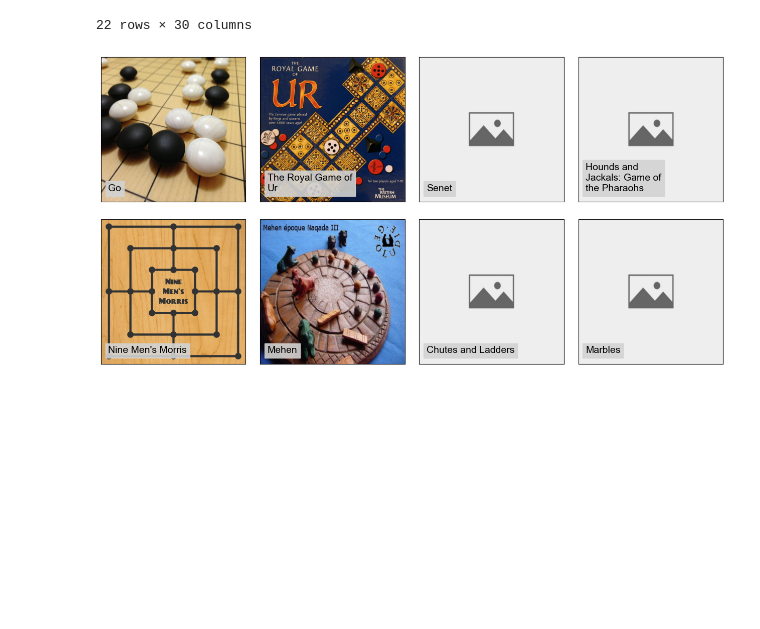
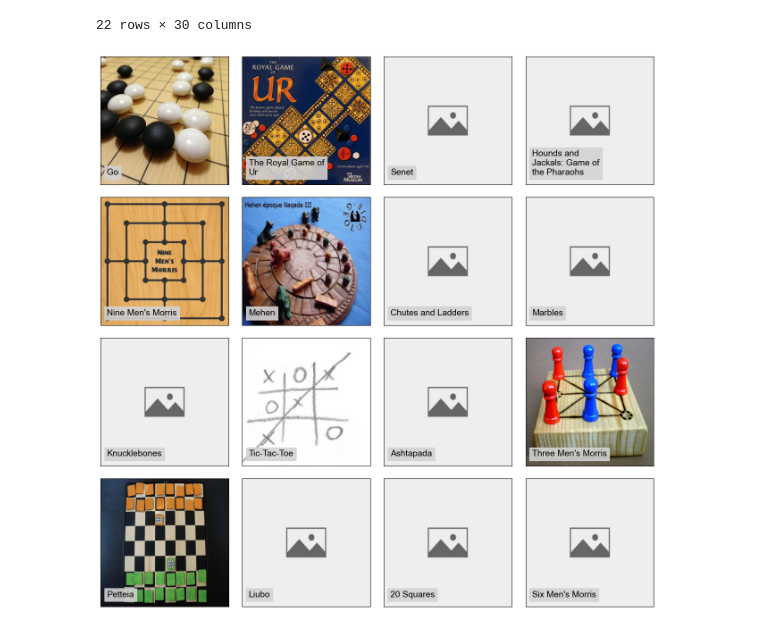
Before and after one commit to Paulaszka/book_recommender_system_new, a Jupyter notebook: notebook_1.ipynb, the cells around one changed output. Saved outputs shown, nothing was run; the diff lists cells and outputs as text; code cells hidden in the pictures; blank space fills up the shorter version.

```diff
--- a/notebook_1.ipynb
+++ b/notebook_1.ipynb
@@ -437,8 +437,8 @@ def subplot_images(image_urls, name_list):
     pass
 # %%
 # Illustrate 8 of these games
-neg_yr_id = neg_yr['bgg_id'].values[:8]
+neg_yr_id = neg_yr['bgg_id'].values[:16]
 neg_yr_imgs = [ref_dicts['images'][i] for i in neg_yr_id]
-subplot_images(neg_yr_imgs, neg_yr['name'].values[:8])
+subplot_images(neg_yr_imgs, neg_yr['name'].values[:16])
 # %% [output]
-[figure, old version]
+[figure, new version]
```
Also changed, not shown: parts of 5 cells of this notebook.
